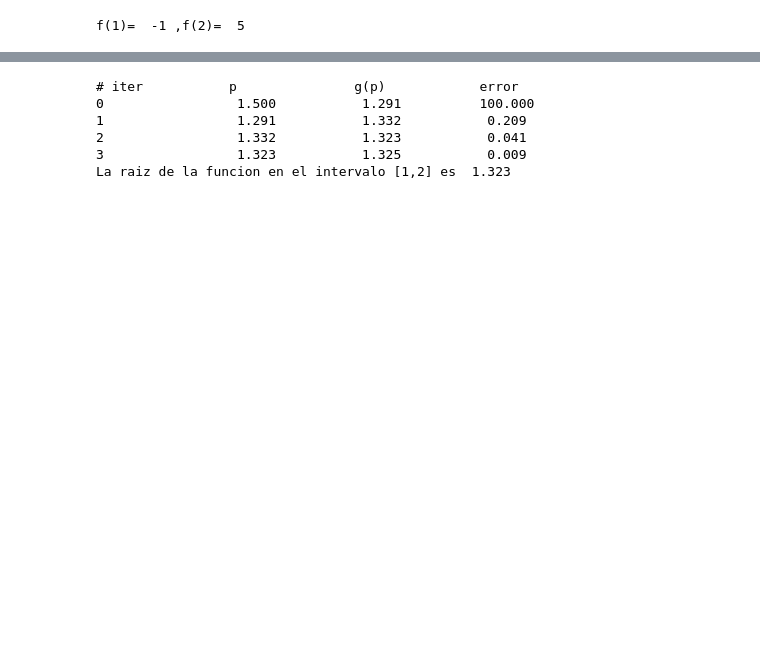
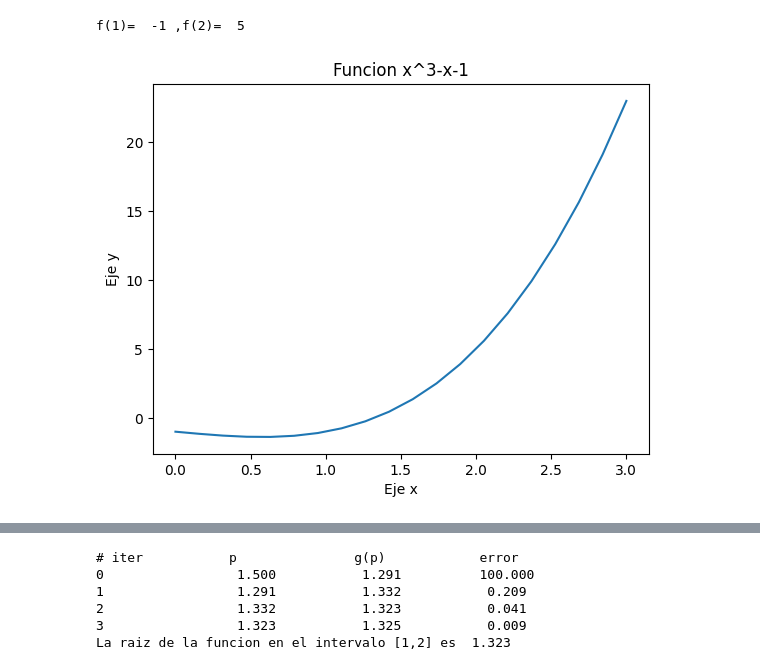
Before and after one commit to Sandoval-Martinez-Jacquelin/Metodos-1, a Jupyter notebook: Metodo punto fijo.ipynb, the cells around one changed output, grey strips where cells are left out. Cells and saved outputs as stored; diff of their text form; code cells hidden in the pictures; blank space fills up the shorter version.

```diff
--- a/Metodo punto fijo.ipynb
+++ b/Metodo punto fijo.ipynb
@@ -12,6 +12,18 @@ def funcion1(x):#escribimos la funcion original del problema
 print("f(1)= ",funcion1(1),",f(2)= ",funcion1(2))#f(1) y f(2) no pertenencen a [1,2]
 # %% [output]
 f(1)=  -1 ,f(2)=  5
+# %%
+x=np.linspace(0, 3,20)## Valores del eje X que toma el gráfico.
+plt.plot(x,funcion1(x))#se grafica la funcion1
+plt.title("Funcion x^3-x-1")
+
+plt.xlabel("Eje x")
+plt.ylabel("Eje y")
+
+plt.show()
+#se observa que f(1) y f(2) no pertenencen a [1,2]
+# %% [output]
+[figure, added]
 # %%
 def g(x):#Reescribimos la funcion1 para encontrar un punto fijo
   return sqrt(1+(1/x))
```
Also changed, not shown: parts of 1 cell of this notebook.
